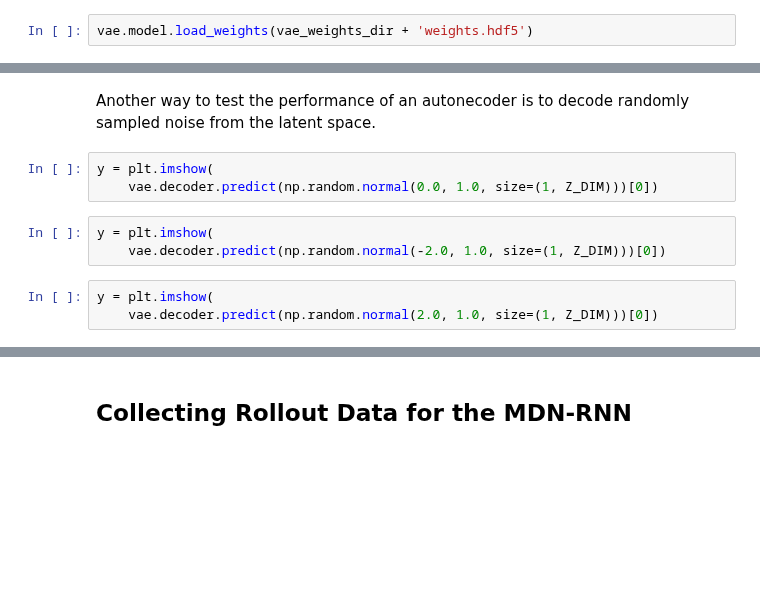
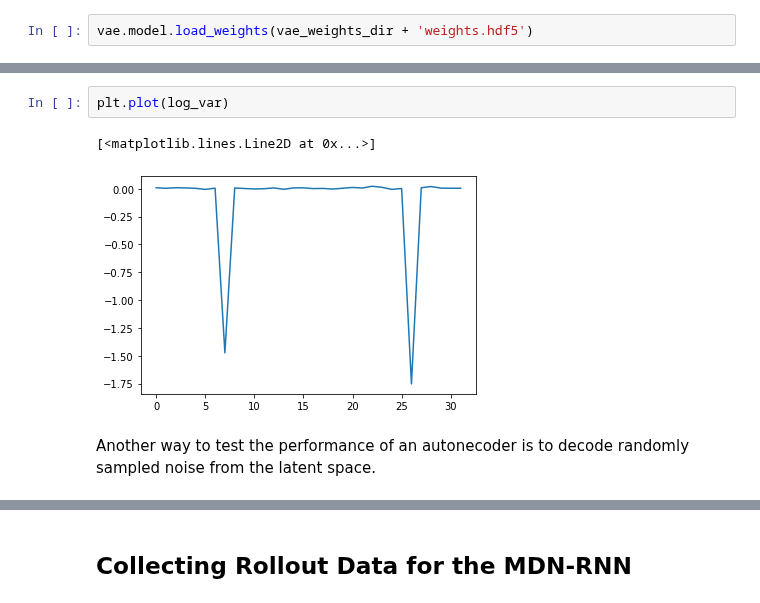
Before and after one commit to DCtheTall/generative-deep-learning, a Jupyter notebook: 8-play/WorldModel.ipynb, the cells around one changed output, grey strips where cells are left out. Saved outputs shown, nothing was run; the diff lists cells and outputs as text; blank space fills up the shorter version.

```diff
--- a/8-play/WorldModel.ipynb
+++ b/8-play/WorldModel.ipynb
@@ -298,11 +327,7 @@ plt.plot(np.arange(0, 32), mu, np.arange(0, 32), log_var)
+# %%
+plt.plot(log_var)
+# %% [output]
+[<matplotlib.lines.Line2D at 0x...>]
+[figure, added]
 # %% [markdown]
 Another way to test the performance of an autonecoder is to decode randomly sampled noise from the latent space.
-# %%
-y = plt.imshow(
-    vae.decoder.predict(np.random.normal(0.0, 1.0, size=(1, Z_DIM)))[0])
-# %%
-y = plt.imshow(
-    vae.decoder.predict(np.random.normal(-2.0, 1.0, size=(1, Z_DIM)))[0])
-# %%
-y = plt.imshow(
-    vae.decoder.predict(np.random.normal(2.0, 1.0, size=(1, Z_DIM)))[0])
```
Also changed, not shown: parts of 17 cells of this notebook.
